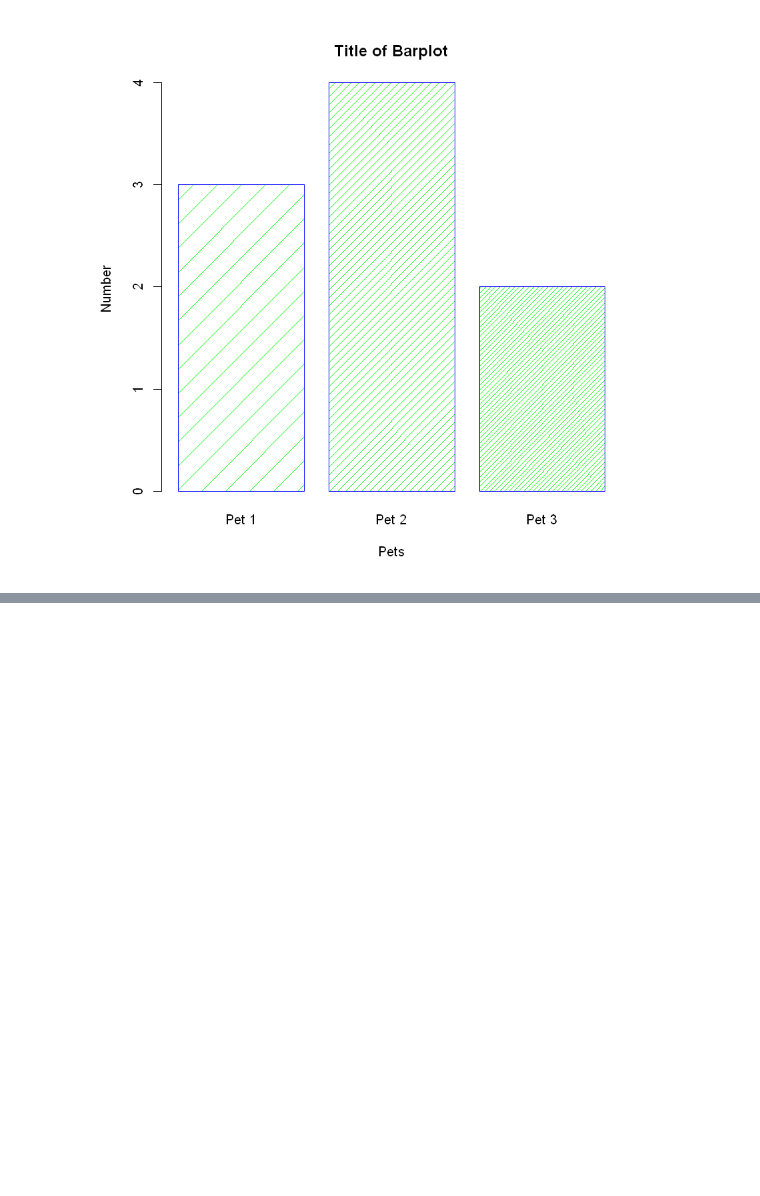
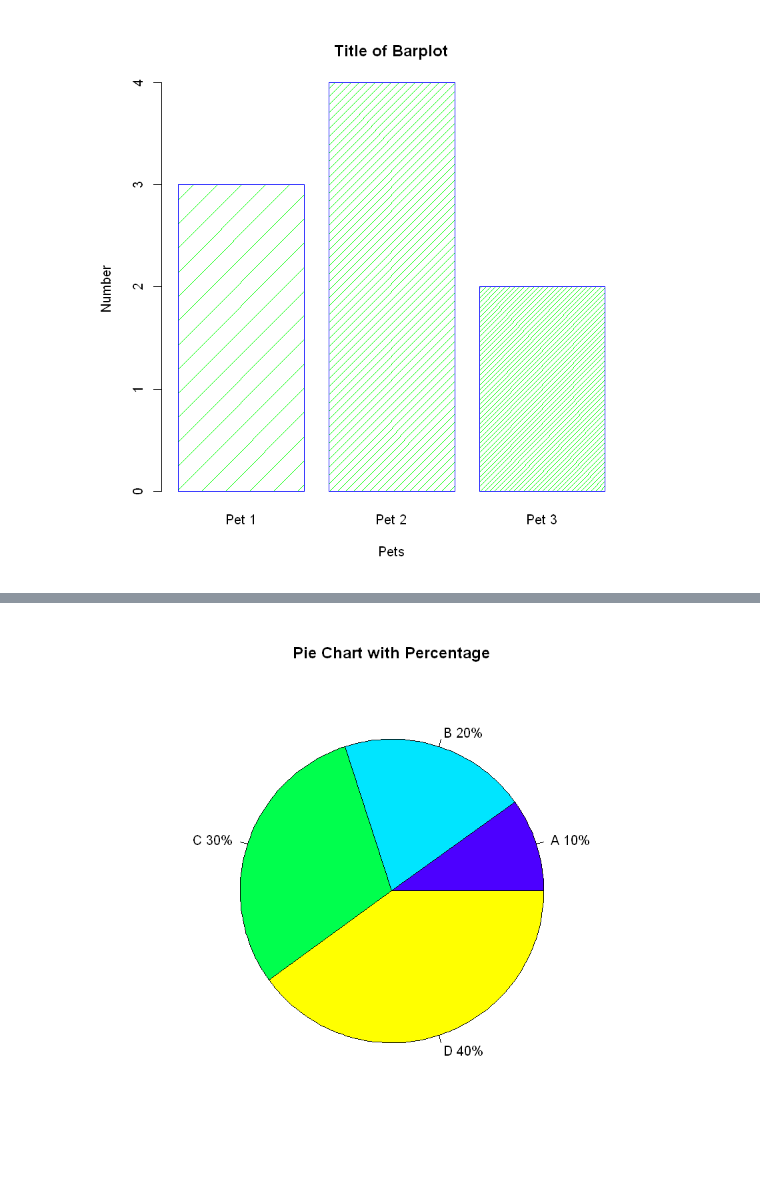
Before and after one commit to wklchris/wklchris.github.io, a Jupyter notebook: ipynb/R-plotting-basic.ipynb, the cells around one changed output, grey strips where cells are left out. Cells and saved outputs as stored; diff of their text form; code cells hidden in the pictures; blank space fills up the shorter version.

Commit message:
Update post: R-plotting-basic.

```diff
--- a/ipynb/R-plotting-basic.ipynb
+++ b/ipynb/R-plotting-basic.ipynb
@@ -364,0 +383,7 @@ barplot(dt, main="Title of Barplot", xlab="Pets", ylab="Number",
+# %%
+dt <- 1:4
+lbl <- c("A", "B", "C", "D")
+pie(dt, labels=paste(lbl, " ", round(dt/sum(dt)*100), "%", sep=""),
+    col=topo.colors(length(lbl)), main="Pie Chart with Percentage")
+# %% [output]
+[figure, added]
```
Also changed, not shown: parts of 21 cells of this notebook, 19 other files.
